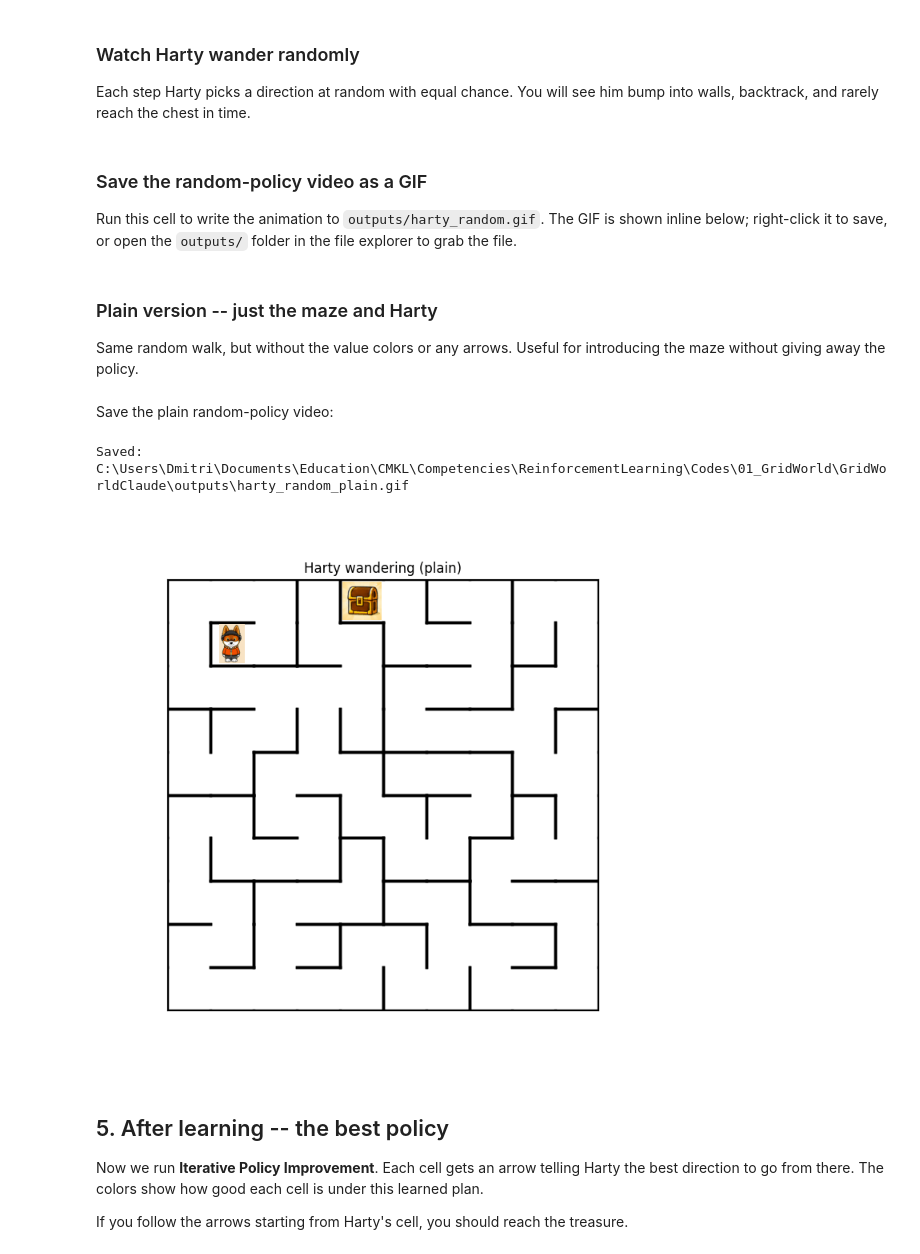
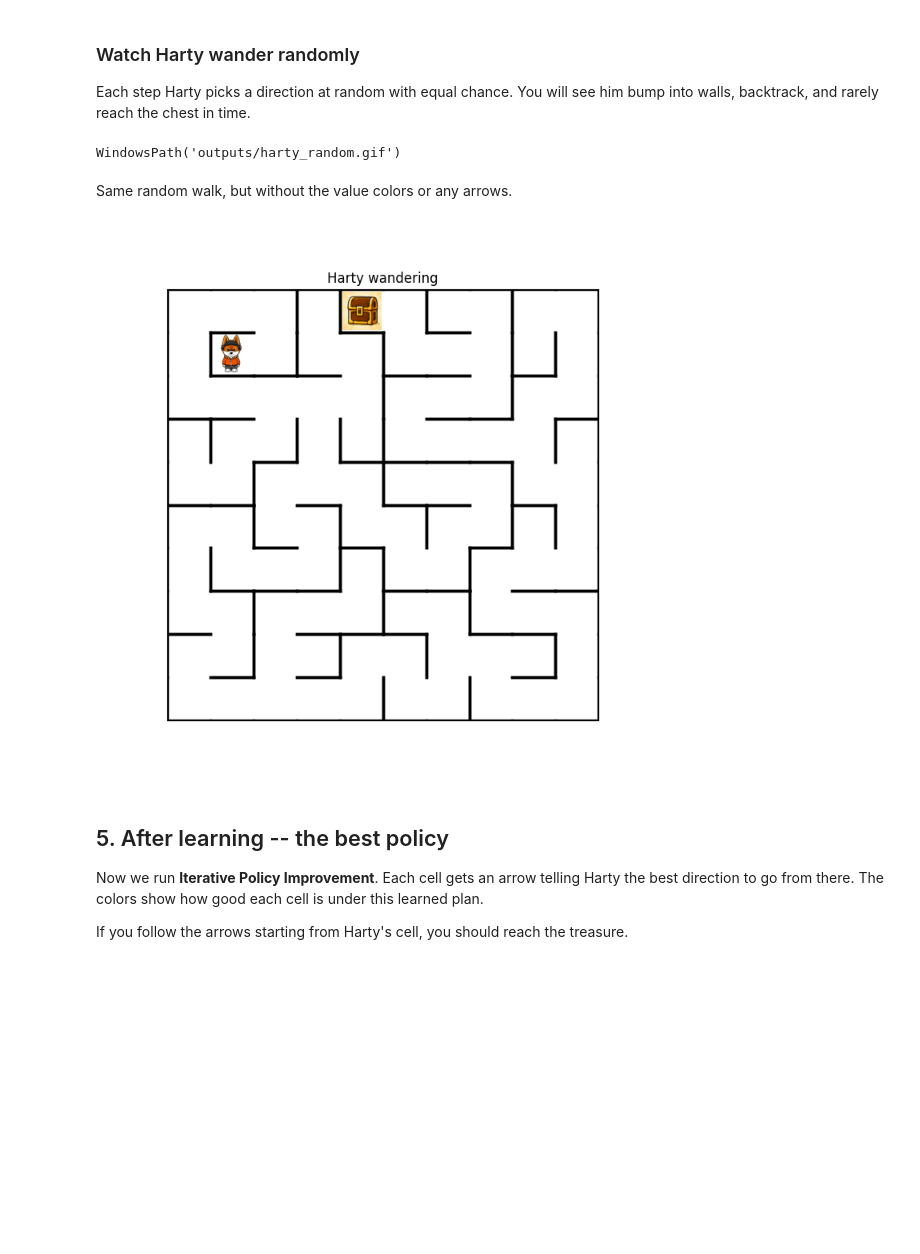
Before and after one commit to IrvingGomez/HartyMaze_ReinforcementLearning, a Jupyter notebook: HartyMazeSolver.ipynb, the cells around one changed output. Drawn from its saved outputs; the diff is of its cells as text; code cells hidden in the pictures; blank space fills up the shorter version.

```diff
--- a/HartyMazeSolver.ipynb
+++ b/HartyMazeSolver.ipynb
@@ -121,12 +121,10 @@ random_path = simulate_path(
 anim_random = animate_path(
     random_path, TREASURE, MAZE,
     value=V_random,
-    title='Harty wandering with the random policy',
+    title='Harty wandering (with value and policy)',
 )
-#HTML(anim_random.to_jshtml())
+#HTML(anim_random.to_jshtml()) # To see directly in the Notebook
+
+save_animation(anim_random, 'outputs/harty_random.gif', fps=2)
+# %% [output]
+WindowsPath('outputs/harty_random.gif')
-# %% [markdown]
-### Save the random-policy video as a GIF
-
-Run this cell to write the animation to `outputs/harty_random.gif`. The GIF
-is shown inline below; right-click it to save, or open the `outputs/` folder
-in the file explorer to grab the file.
@@ -137,23 +131,16 @@ in the file explorer to grab the file.
 # %% [markdown]
-### Plain version -- just the maze and Harty
-
-Same random walk, but without the value colors or any arrows. Useful for
-introducing the maze without giving away the policy.
+Same random walk, but without the value colors or any arrows.
 # %%
 anim_random_plain = animate_path(
     random_path, TREASURE, MAZE,
-    title='Harty wandering (plain)',
+    title='Harty wandering',
 )
-#HTML(anim_random_plain.to_jshtml())
+#HTML(anim_random_plain.to_jshtml()) # To see directly in the Notebook
+
+saved = save_animation(anim_random_plain, 'outputs/harty_random_plain.gif', fps=3)
+Image(filename=str(saved))
+# %% [output]
+[figure, added]
-# %% [markdown]
-Save the plain random-policy video:
-# %%
-saved = save_animation(anim_random_plain, 'outputs/harty_random_plain.gif', fps=2)
-print(f'Saved: {saved.resolve()}')
-Image(filename=str(saved))
-# %% [output]
-Saved: C:\Users\Dmitri\Documents\Education\CMKL\Competencies\ReinforcementLearning\Codes\01_GridWorld\GridWorldClaude\outputs\harty_random_plain.gif
-[figure, removed]
 # %% [markdown]
 ## 5. After learning -- the best policy
 
```
Also changed, not shown: parts of 13 cells of this notebook, 10 other files.
